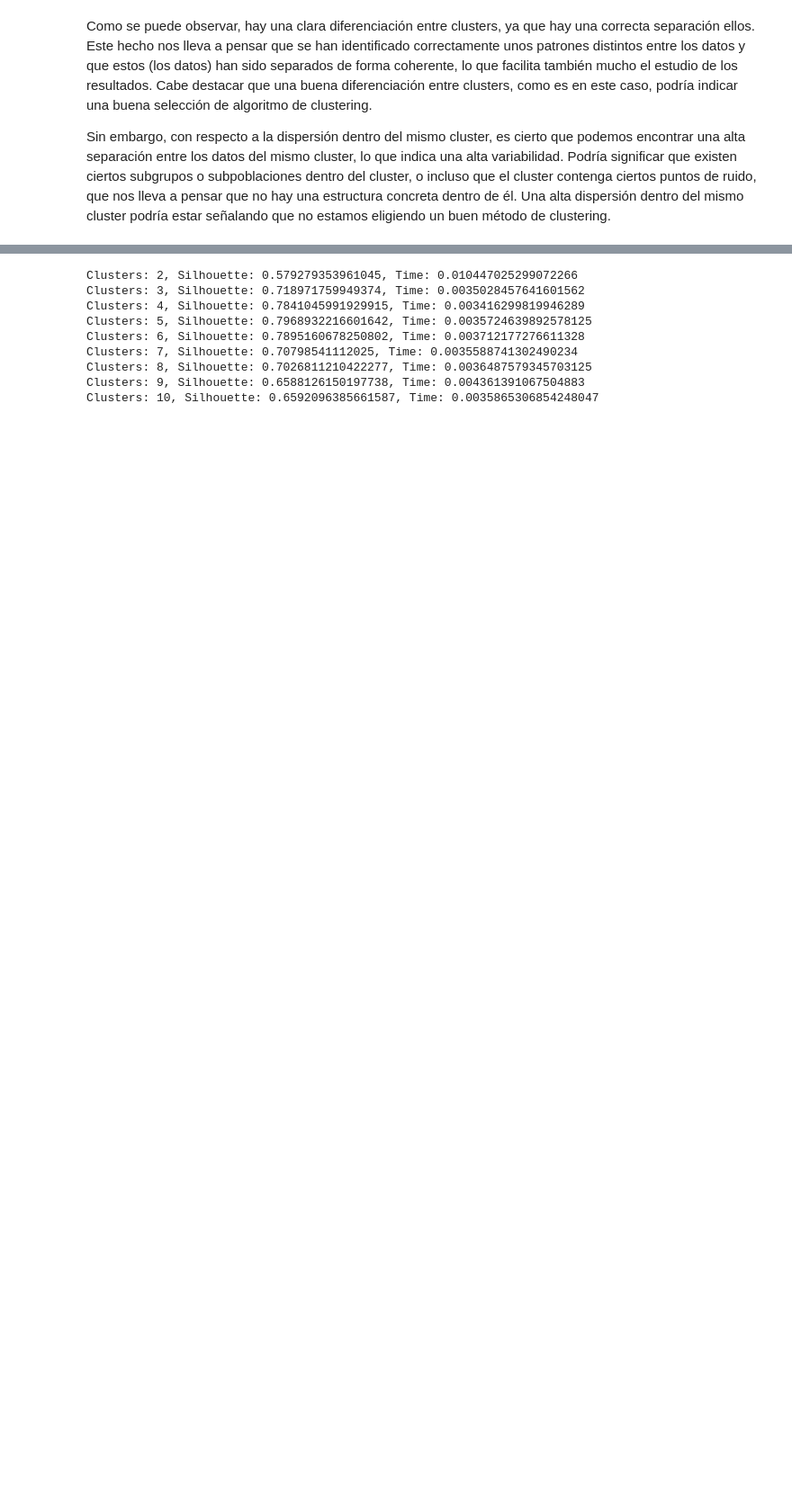
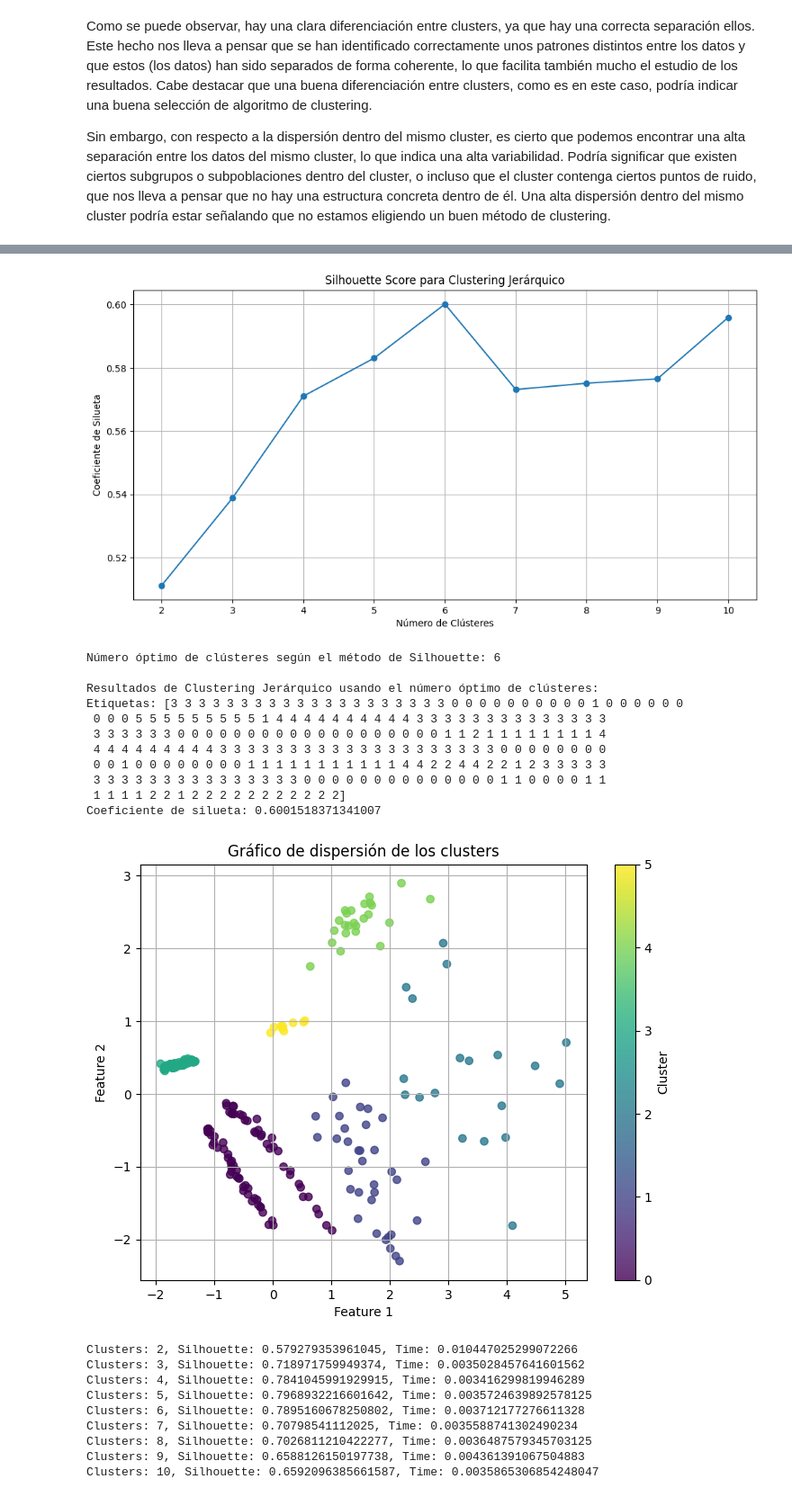
Before and after one commit to MigueLucena/Determinaci-n-Tipos-de-Estrellas, a Jupyter notebook: Practica2NT1.ipynb, the cells around one changed output, grey strips where cells are left out. Shown at 90% size. Cells and saved outputs as stored; diff of their text form; code cells hidden in the pictures; blank space fills up the shorter version.

```diff
--- a/Practica2NT1.ipynb
+++ b/Practica2NT1.ipynb
@@ -626,3 +626,65 @@ Coeficiente de silueta: 0.6001518371341007
 Como se puede observar, hay una clara diferenciación entre clusters, ya que hay una correcta separación ellos. Este hecho nos lleva a pensar que se han identificado correctamente unos patrones distintos entre los datos y que estos (los datos) han sido separados de forma coherente, lo que facilita también mucho el estudio de los resultados. Cabe destacar que una buena diferenciación entre clusters, como es en este caso, podría indicar una buena selección de algoritmo de clustering.
 
 Sin embargo, con respecto a la dispersión dentro del mismo cluster, es cierto que podemos encontrar una alta separación entre los datos del mismo cluster, lo que indica una alta variabilidad. Podría significar que existen ciertos subgrupos o subpoblaciones dentro del cluster, o incluso que el cluster contenga ciertos puntos de ruido, que nos lleva a pensar que no hay una estructura concreta dentro de él. Una alta dispersión dentro del mismo cluster podría estar señalando que no estamos eligiendo un buen método de clustering.
+# %%
+import matplotlib.pyplot as plt
+from sklearn.cluster import AgglomerativeClustering
+from sklearn.metrics import silhouette_score
+import numpy as np
+import time
+
+# Supongamos que 'data_onehot_pca' son tus datos, y 'labels_onehot_pca' son las etiquetas de clustering
+
+# Lista para almacenar los valores de coeficiente de silueta
+silhouette_values = []
+
+# Lista para almacenar los tiempos de ejecución
+execution_times = []
+
+# Rango de número de clústeres a probar
+n_clusters_range = range(2, 11)  # Probamos desde 2 hasta 10 clústeres
+
+for n_clusters in n_clusters_range:
+    start_time = time.time()
+    clustering = AgglomerativeClustering(n_clusters=n_clusters, affinity='euclidean', linkage='ward')
+    labels = clustering.fit_predict(data_onehot_pca)
+    end_time = time.time()
+    execution_time = end_time - start_time
+    silhouette = silhouette_score(data_onehot_pca, labels)
+    silhouette_values.append(silhouette)
+    execution_times.append(execution_time)
+    print(f"Clusters: {n_clusters}, Silhouette: {silhouette}, Time: {execution_time}")
+
+# Graficar el coeficiente de silueta en función del número de clústeres
+plt.figure(figsize=(12, 6))
+plt.plot(n_clusters_range, silhouette_values, marker='o')
+plt.title('Silhouette Score para Clustering Jerárquico')
+plt.xlabel('Número de Clústeres')
+plt.ylabel('Coeficiente de Silueta')
+plt.xticks(n_clusters_range)
+plt.grid(True)
+plt.show()
+
+# Encontrar el número óptimo de clústeres según el método del codo
+optimal_index = np.argmax(silhouette_values)
+optimal_clusters = n_clusters_range[optimal_index]
+print(f"Número óptimo de clústeres según el método de Silhouette: {optimal_clusters}")
+
+# Ejecutar clustering jerárquico con el número óptimo de clústeres y mostrar resultados
+clustering_optimal = AgglomerativeClustering(n_clusters=optimal_clusters, affinity='euclidean', linkage='ward')
+labels_optimal = clustering_optimal.fit_predict(data_onehot_pca)
+silhouette_optimal = silhouette_score(data_onehot_pca, labels_optimal)
+print("\nResultados de Clustering Jerárquico usando el número óptimo de clústeres:")
+print("Etiquetas:", labels_optimal)
+print("Coeficiente de silueta:", silhouette_optimal)
+
+# Gráfico de dispersión con el número óptimo de clústeres
+plt.figure(figsize=(8, 6))
+plt.scatter(data_onehot_pca[:, 0], data_onehot_pca[:, 1], c=labels_optimal, cmap='viridis', alpha=0.8)
+plt.title('Gráfico de dispersión de los clusters')
+plt.xlabel('Feature 1')
+plt.ylabel('Feature 2')
+plt.colorbar(label='Cluster')
+plt.grid(True)
+plt.show()
+# %% [output]
@@ -629,3 +700,16 @@ Sin embargo, con respecto a la dispersión dentro del mismo cluster, es cierto q
+[figure, added]
+Número óptimo de clústeres según el método de Silhouette: 6
+
+Resultados de Clustering Jerárquico usando el número óptimo de clústeres:
+Etiquetas: [3 3 3 3 3 3 3 3 3 3 3 3 3 3 3 3 3 3 3 3 0 0 0 0 0 0 0 0 0 0 1 0 0 0 0 0 0
+ 0 0 0 5 5 5 5 5 5 5 5 5 1 4 4 4 4 4 4 4 4 4 4 3 3 3 3 3 3 3 3 3 3 3 3 3 3
+ 3 3 3 3 3 3 0 0 0 0 0 0 0 0 0 0 0 0 0 0 0 0 0 0 0 1 1 2 1 1 1 1 1 1 1 1 4
+ 4 4 4 4 4 4 4 4 4 3 3 3 3 3 3 3 3 3 3 3 3 3 3 3 3 3 3 3 3 0 0 0 0 0 0 0 0
+ 0 0 1 0 0 0 0 0 0 0 0 1 1 1 1 1 1 1 1 1 1 1 4 4 2 2 4 4 2 2 1 2 3 3 3 3 3
+ 3 3 3 3 3 3 3 3 3 3 3 3 3 3 3 0 0 0 0 0 0 0 0 0 0 0 0 0 0 1 1 0 0 0 0 1 1
+ 1 1 1 1 2 2 1 2 2 2 2 2 2 2 2 2 2 2]
+Coeficiente de silueta: 0.6001518371341007
+[figure, added]
 # %%
 import matplotlib.pyplot as plt
 from sklearn.cluster import AgglomerativeClustering
```
Also changed, not shown: parts of 4 cells of this notebook.
